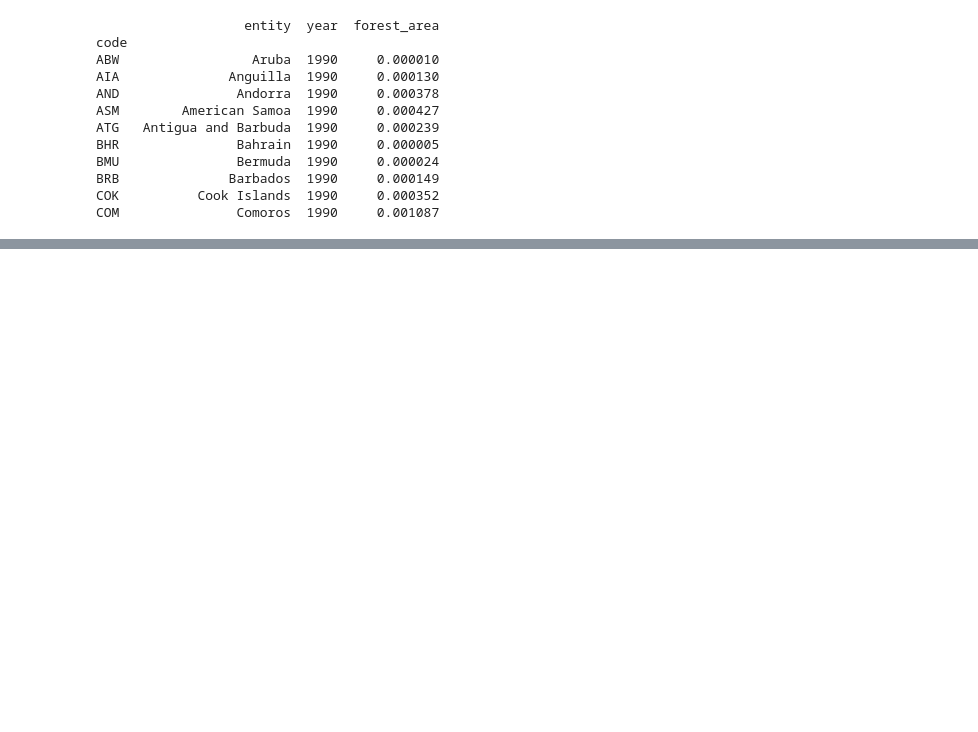
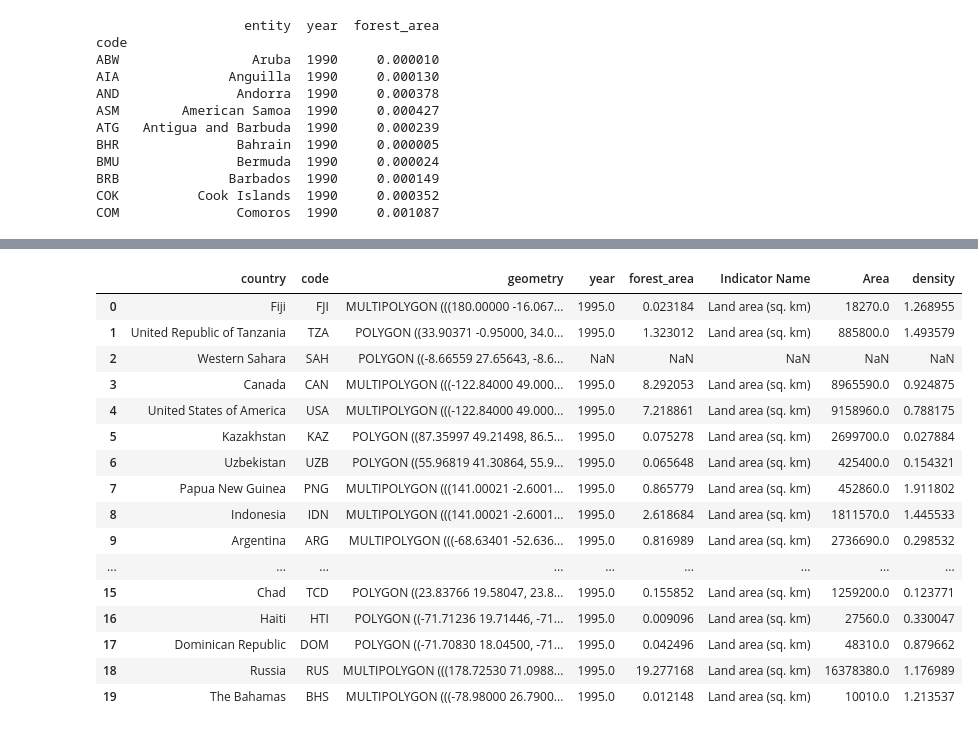
Before and after one commit to jshamsho/Python-Practice, a Jupyter notebook: forests/forests.ipynb, the cells around one changed output, grey strips where cells are left out. Drawn from its saved outputs; the diff is of its cells as text; code cells hidden in the pictures; blank space fills up the shorter version.

```diff
--- a/forests/forests.ipynb
+++ b/forests/forests.ipynb
@@ -211,0 +135,11 @@ forest_area.head()
+# %%
+print(forest_area.head())
+area_dict = {str(x):'Area' + str(x) for x in np.arange(1960, 2021)}
+area.rename(columns=area_dict, inplace=True)
+area_long = pd.wide_to_long(area, 'Area', i='Country Code', j='year')
+area_long.reset_index(inplace=True)
+forest_density = forest_area.merge(area_long, left_on=['code', 'year'],\
+    right_on=['Country Code', 'year'], how='inner')
+forest_density['density'] = 1e6 * forest_density['forest_area'] / forest_density['Area']
+forest_density.drop(['Country Code', 'Country Name', 'Indicator Code', 'Unnamed: 65'], axis=1, inplace=True)
+forest_density.rename(columns={'entity':'country'}, inplace=True)
@@ -211,0 +239,32 @@ forest_area.head()
+# %%
+def json_data2(selectedYear):
+    global forest_density
+    yr = selectedYear
+    exclude = 'Antarctica'
+    forest_density_loc = forest_density[forest_density['year'] == yr].copy()
+    forest_density_loc = gdf.merge(forest_density_loc, how='left', on=['code'])
+    forest_density_loc.drop('country_y', axis=1, inplace=True)
+    forest_density_loc.rename(columns={'country_x':'country'}, inplace=True)
+#     forest_density_loc = forest_density_loc[~forest_density_loc['country'].str.contains(exclude)]
+    return forest_density_loc
+mydat = json_data2(1995)
+mydat.head(20)
+# forest_density[forest_density['code'] == 'USA']
+# %% [output]
+|  | country | code | geometry | year | forest_area | Indicator Name | Area | density |
+| 0 | Fiji | FJI | MULTIPOLYGON (((180.00000 -16.067... | 1995.0 | 0.023184 | Land area (sq. km) | 18270.0 | 1.268955 |
+| 1 | United Republic of Tanzania | TZA | POLYGON ((33.90371 -0.95000, 34.0... | 1995.0 | 1.323012 | Land area (sq. km) | 885800.0 | 1.493579 |
+| 2 | Western Sahara | SAH | POLYGON ((-8.66559 27.65643, -8.6... | NaN | NaN | NaN | NaN | NaN |
+| 3 | Canada | CAN | MULTIPOLYGON (((-122.84000 49.000... | 1995.0 | 8.292053 | Land area (sq. km) | 8965590.0 | 0.924875 |
+| 4 | United States of America | USA | MULTIPOLYGON (((-122.84000 49.000... | 1995.0 | 7.218861 | Land area (sq. km) | 9158960.0 | 0.788175 |
+| 5 | Kazakhstan | KAZ | POLYGON ((87.35997 49.21498, 86.5... | 1995.0 | 0.075278 | Land area (sq. km) | 2699700.0 | 0.027884 |
+| 6 | Uzbekistan | UZB | POLYGON ((55.96819 41.30864, 55.9... | 1995.0 | 0.065648 | Land area (sq. km) | 425400.0 | 0.154321 |
+| 7 | Papua New Guinea | PNG | MULTIPOLYGON (((141.00021 -2.6001... | 1995.0 | 0.865779 | Land area (sq. km) | 452860.0 | 1.911802 |
+| 8 | Indonesia | IDN | MULTIPOLYGON (((141.00021 -2.6001... | 1995.0 | 2.618684 | Land area (sq. km) | 1811570.0 | 1.445533 |
+| 9 | Argentina | ARG | MULTIPOLYGON (((-68.63401 -52.636... | 1995.0 | 0.816989 | Land area (sq. km) | 2736690.0 | 0.298532 |
+| ... | ... | ... | ... | ... | ... | ... | ... | ... |
+| 15 | Chad | TCD | POLYGON ((23.83766 19.58047, 23.8... | 1995.0 | 0.155852 | Land area (sq. km) | 1259200.0 | 0.123771 |
+| 16 | Haiti | HTI | POLYGON ((-71.71236 19.71446, -71... | 1995.0 | 0.009096 | Land area (sq. km) | 27560.0 | 0.330047 |
+| 17 | Dominican Republic | DOM | POLYGON ((-71.70830 18.04500, -71... | 1995.0 | 0.042496 | Land area (sq. km) | 48310.0 | 0.879662 |
+| 18 | Russia | RUS | MULTIPOLYGON (((178.72530 71.0988... | 1995.0 | 19.277168 | Land area (sq. km) | 16378380.0 | 1.176989 |
+| 19 | The Bahamas | BHS | MULTIPOLYGON (((-78.98000 26.7900... | 1995.0 | 0.012148 | Land area (sq. km) | 10010.0 | 1.213537 |
```
Also changed, not shown: parts of 16 cells of this notebook.
